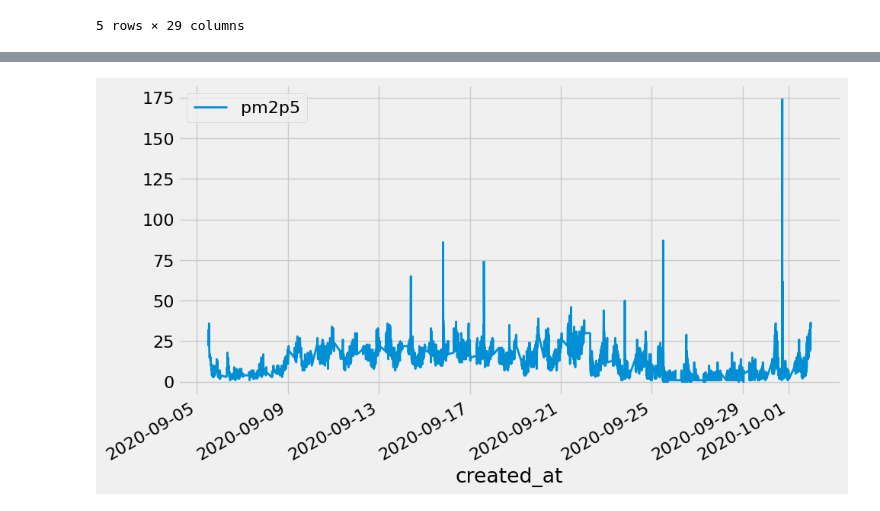
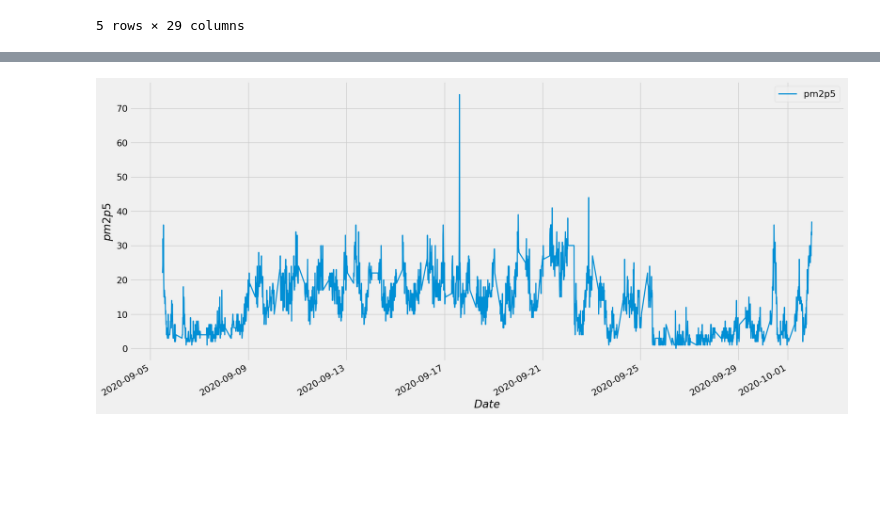
Before and after one commit to AlePalu/AirQualityForecasting, a Jupyter notebook: timeseries2.ipynb, the cells around one changed output, grey strips where cells are left out. Saved outputs shown, nothing was run; the diff lists cells and outputs as text; code cells hidden in the pictures; blank space fills up the shorter version.

Commit message:
solo un plot più bello

```diff
--- a/timeseries2.ipynb
+++ b/timeseries2.ipynb
@@ -92,9 +73,11 @@ created_at
 # %%
-dati['pm2p5']['2020-09-01':'2020-10-01'].plot(subplots=True, figsize=(10,6))
+dati[dati['pot_id']==1103]['pm2p5']['2020-09-01':'2020-10-01'].plot(subplots=True, figsize=(10,6))
+plt.gcf().set_size_inches(20, 10)
+plt.gca().set(ylabel='$pm2p5$', xlabel='$Date$')
 plt.legend()
 plt.show()
 # %% [output]
-[figure, old version]
+[figure, new version]
 # %%
 wiseairdata = wiseairdata['2020-09-01':'2020-09-30']
 
```
Also changed, not shown: parts of 6 cells of this notebook.
